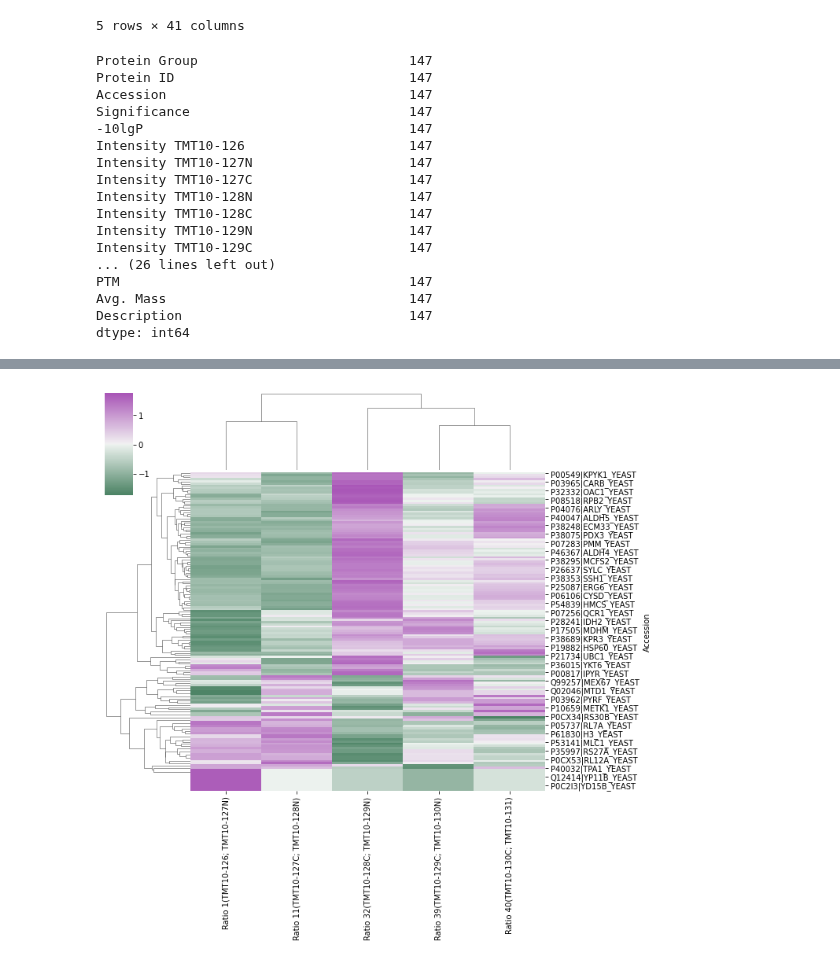
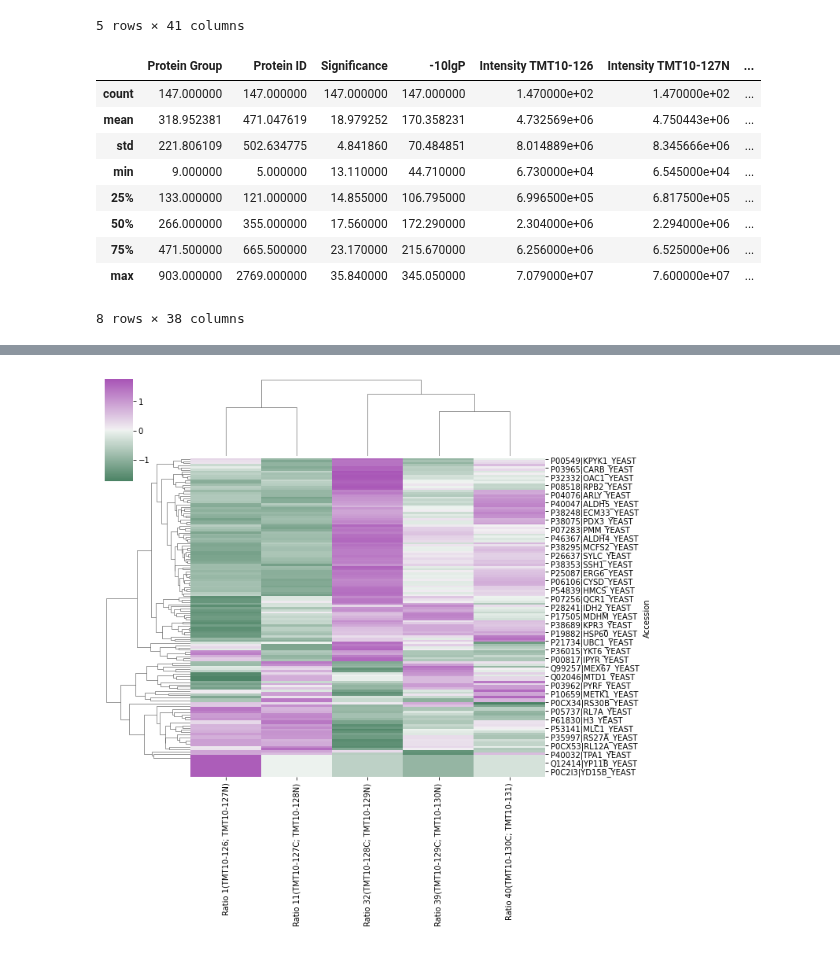
Before and after one commit to leilaicruz/mass-spec-analysis, a Jupyter notebook: notebooks/data-viz.ipynb, the cells around one changed output, grey strips where cells are left out. Saved outputs shown, nothing was run; the diff lists cells and outputs as text; code cells hidden in the pictures.

```diff
--- a/notebooks/data-viz.ipynb
+++ b/notebooks/data-viz.ipynb
@@ -48,25 +49,18 @@ data.head()
 5 rows × 41 columns
 # %%
 # Number of non NA values
-data.count()
+data.describe(include=[np.number])
 # %% [output]
+|  | Protein Group | Protein ID | Significance | -10lgP | Intensity TMT10-126 | Intensity TMT10-127N | ... |
+| count | 147.000000 | 147.000000 | 147.000000 | 147.000000 | 1.470000e+02 | 1.470000e+02 | ... |
+| mean | 318.952381 | 471.047619 | 18.979252 | 170.358231 | 4.732569e+06 | 4.750443e+06 | ... |
+| std | 221.806109 | 502.634775 | 4.841860 | 70.484851 | 8.014889e+06 | 8.345666e+06 | ... |
+| min | 9.000000 | 5.000000 | 13.110000 | 44.710000 | 6.730000e+04 | 6.545000e+04 | ... |
+| 25% | 133.000000 | 121.000000 | 14.855000 | 106.795000 | 6.996500e+05 | 6.817500e+05 | ... |
+| 50% | 266.000000 | 355.000000 | 17.560000 | 172.290000 | 2.304000e+06 | 2.294000e+06 | ... |
+| 75% | 471.500000 | 665.500000 | 23.170000 | 215.670000 | 6.256000e+06 | 6.525000e+06 | ... |
+| max | 903.000000 | 2769.000000 | 35.840000 | 345.050000 | 7.079000e+07 | 7.600000e+07 | ... |
-Protein Group                           147
-Protein ID                              147
-Accession                               147
-Significance                            147
--10lgP                                  147
-Intensity TMT10-126                     147
-Intensity TMT10-127N                    147
-Intensity TMT10-127C                    147
-Intensity TMT10-128N                    147
-Intensity TMT10-128C                    147
-Intensity TMT10-129N                    147
-Intensity TMT10-129C                    147
-... (26 lines left out)
-PTM                                     147
-Avg. Mass                               147
-Description                             147
-dtype: int64
+8 rows × 38 columns
 # %%
 data2cluster_merged=data[data.columns[30:35]] # combined data among replicates
 data2cluster_merged.index=data.Accession
```
Also changed, not shown: parts of 3 cells of this notebook, 2 other files.
